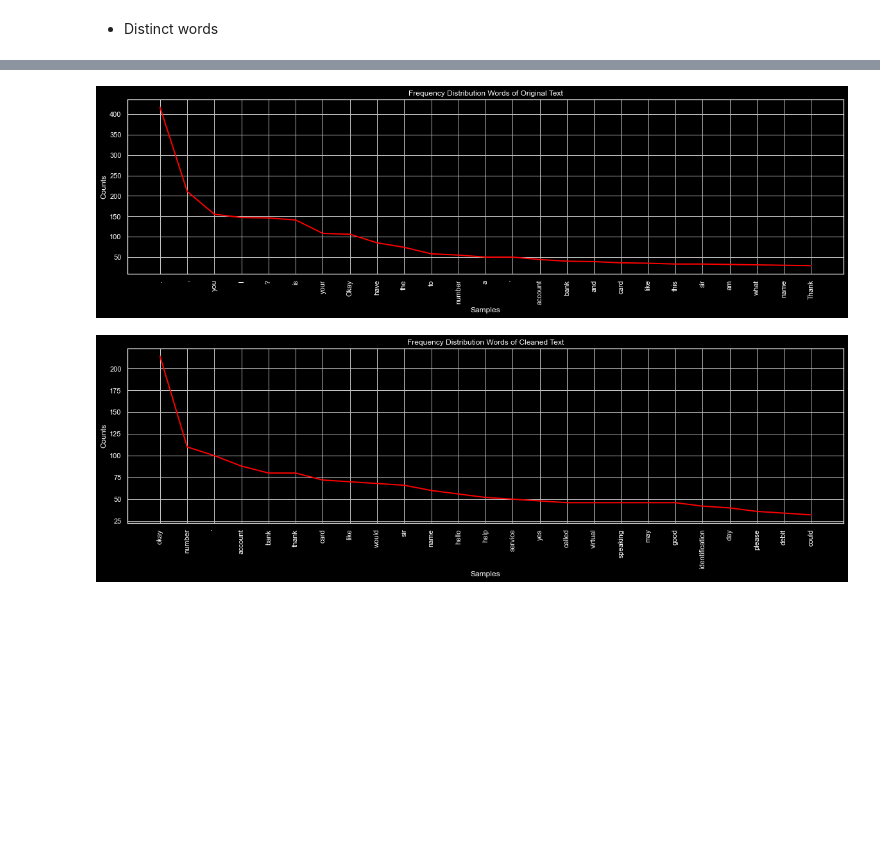
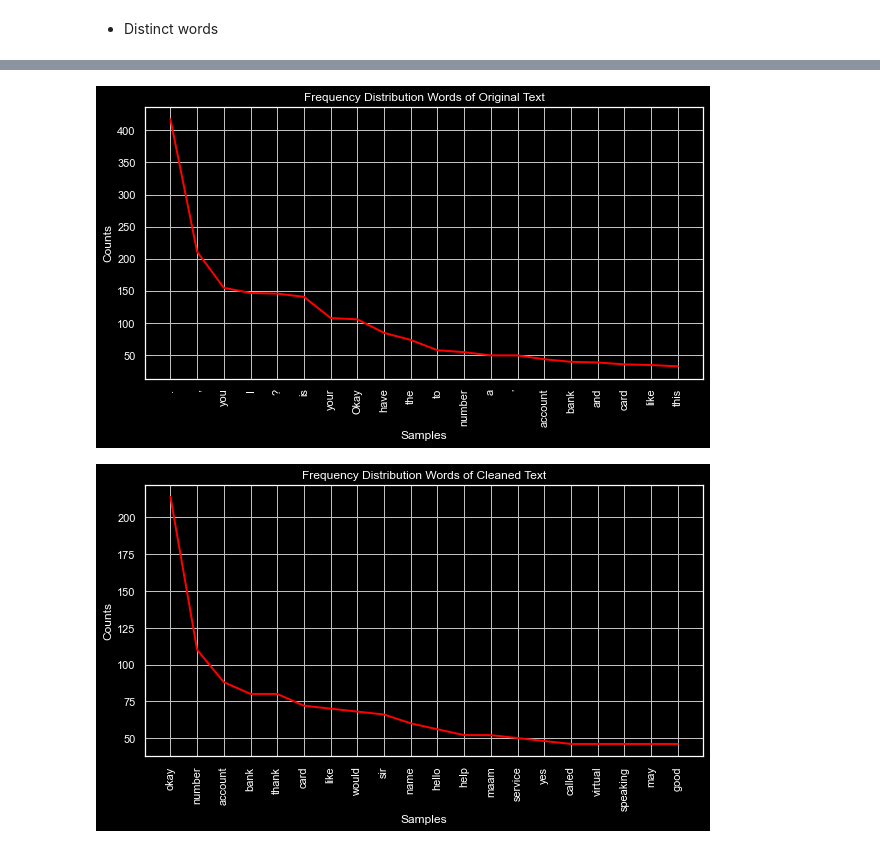
Before and after one commit to sandnattanicha/Final-Project, a Jupyter notebook: NER_ipynb/EDA.ipynb, the cells around one changed output, grey strips where cells are left out. Drawn from its saved outputs; the diff is of its cells as text; code cells hidden in the pictures; blank space fills up the shorter version.

```diff
--- a/NER_ipynb/EDA.ipynb
+++ b/NER_ipynb/EDA.ipynb
@@ -584,17 +584,17 @@ Amount of distinct words:  381 words
 ---------------------------------------------------------------------------------------------------------
 # %%
 # Frequency Distribution Plot
-plt.figure(figsize = (20, 5))
+plt.figure(figsize = (10, 5))
 plt.style.use('dark_background')
-FreqDist(word_tokenize(text)).plot(25, cumulative = False, color = 'red', title = "Frequency Distribution Words of Original Text")
+FreqDist(word_tokenize(text)).plot(20, cumulative = False, color = 'red', title = "Frequency Distribution Words of Original Text")
 plt.show()
 # %% [output]
-[figure, old version]
+[figure, new version]
 # %%
 # Frequency Distribution Plot
-plt.figure(figsize = (20, 5))
+plt.figure(figsize = (10, 5))
 plt.style.use('dark_background')
-fdist.plot(25, cumulative = False, color = 'red', title = "Frequency Distribution Words of Cleaned Text")
+fdist.plot(20, cumulative = False, color = 'red', title = "Frequency Distribution Words of Cleaned Text")
 plt.show()
 # %% [output]
-[figure, old version]
+[figure, new version]
```
Also changed, not shown: parts of 12 cells of this notebook, 16 other files.
